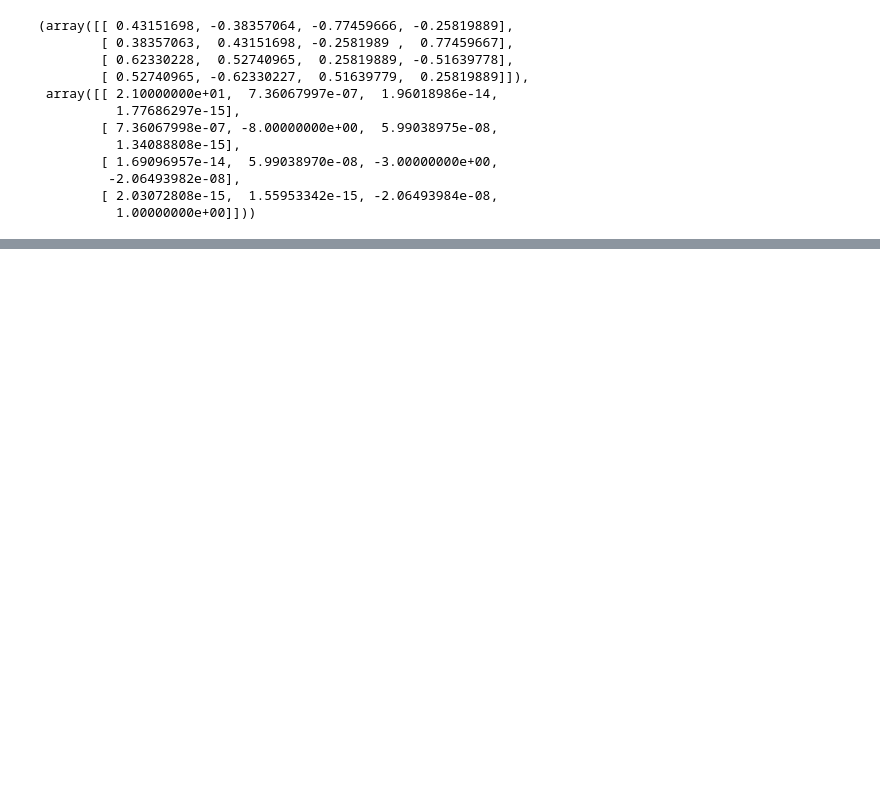
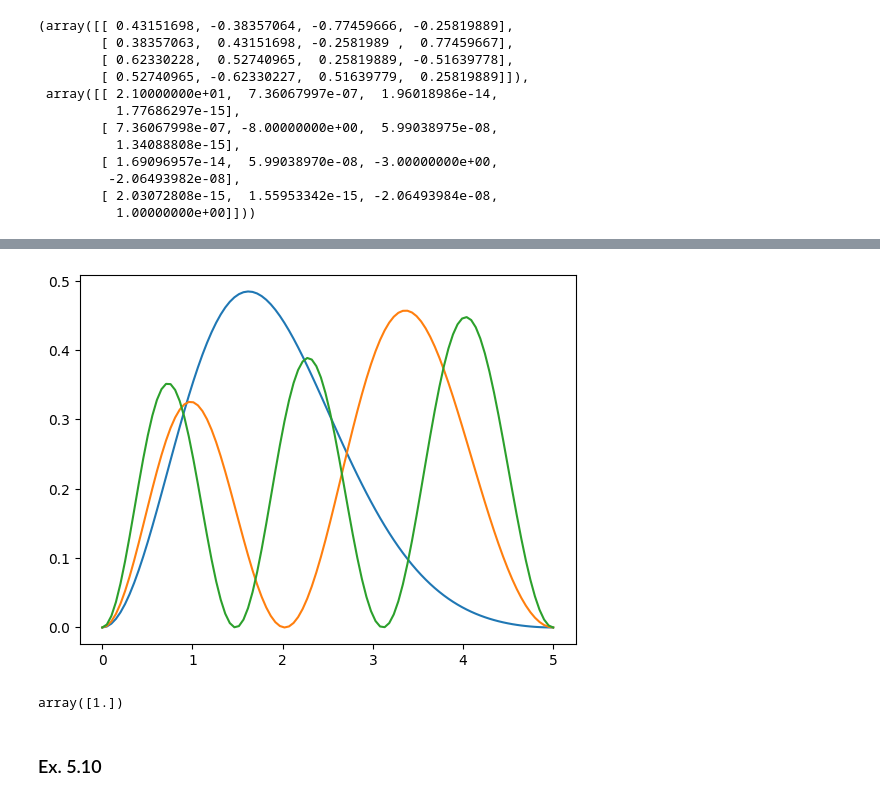
Before and after one commit to KonoEmllikDa/Fisica-Computacional, a Jupyter notebook: Física Computacional.ipynb, the cells around one changed output, grey strips where cells are left out. Saved outputs shown, nothing was run; the diff lists cells and outputs as text; code cells hidden in the pictures; blank space fills up the shorter version.

```diff
--- a/Física Computacional.ipynb
+++ b/Física Computacional.ipynb
@@ -965,0 +1036,21 @@ Eigen(A,1e-6)
+# %%
+def isLinear(V):
+    t,h = np.linspace(1,10,100,retstep=1)
+    dV = (V(t[1:])-V(t[:-1]))/h
+    return (abs(dV-dV[0])<1e-10).all() and V(0) == 0
+
+def Hamiltoniana(V,L,m,n):
+    """Determina a matriz Hamiltoniana para um poço de potencial de largura L para uma determinada função de potencial V(x). As unidades de comprimento e de energia são Å e eV respetivamente"""
+    Me = 9.1094e-31 #kg
+    qe= 1.6022e-19 #C
+    hbar = 6.582119514e-16 #eV s
+    if isLinear(V):
+        a = V(1)*L
+        L *= 1e-10
+        H = np.zeros((m,n))
+        for i in range(1,m+1):
+            H[i-1,i-1] = (hbar**2*np.pi**2*i**2)/(2*Me*L**2)*qe+a/2
+            for j in range(i+1,n+1,2):
+                H[i-1,j-1] = - 8 * a  * i * j / (np.pi*(i**2 - j**2)) ** 2
+                H[j-1,i-1] = H[i-1,j-1]
+    return H
@@ -965,0 +1113,24 @@ Eigen(A,1e-6)
+# %%
+"""def WaveFunction(H,L):
+    psi = np.linalg.eigh(H)[1]
+    N = np.shape(H)[0]
+    t = np.arange(1,N+1).reshape(1,N)
+    Psi = lambda x : np.sum((np.sin(np.pi * t * x/ L)*psi),axis=1)
+    return Psi"""
+def WaveFunction(H,L,x):
+    #possível problema com a biblioteca utilizada
+    E,psi = np.linalg.eigh(H)
+    N = np.shape(H)[0]
+    n = np.arange(1,N+1)
+    #Psi = lambda x : np.matmul(psi,np.sin(np.pi * np.outer(n,x)/ L))
+    return np.sqrt(2/L)*np.matmul(psi.T,np.sin(np.pi * np.outer(n,x)/ L))
+# %%
+plotfunc(0,5,100,lambda x: (WaveFunction(Hamiltoniana(lambda x: 2*x,5,100,100),5,x)[0:3].T)**2)
+# %% [output]
+[figure, added]
+# %%
+GaussianQuadrature(0,5,1000,lambda x: (WaveFunction(Hamiltoniana(lambda x: 2*x,5,100,100),5,x))**2)
+# %% [output]
+array([1.])
+# %% [markdown]
+### Ex. 5.10
```
Also changed, not shown: parts of 58 cells of this notebook.
